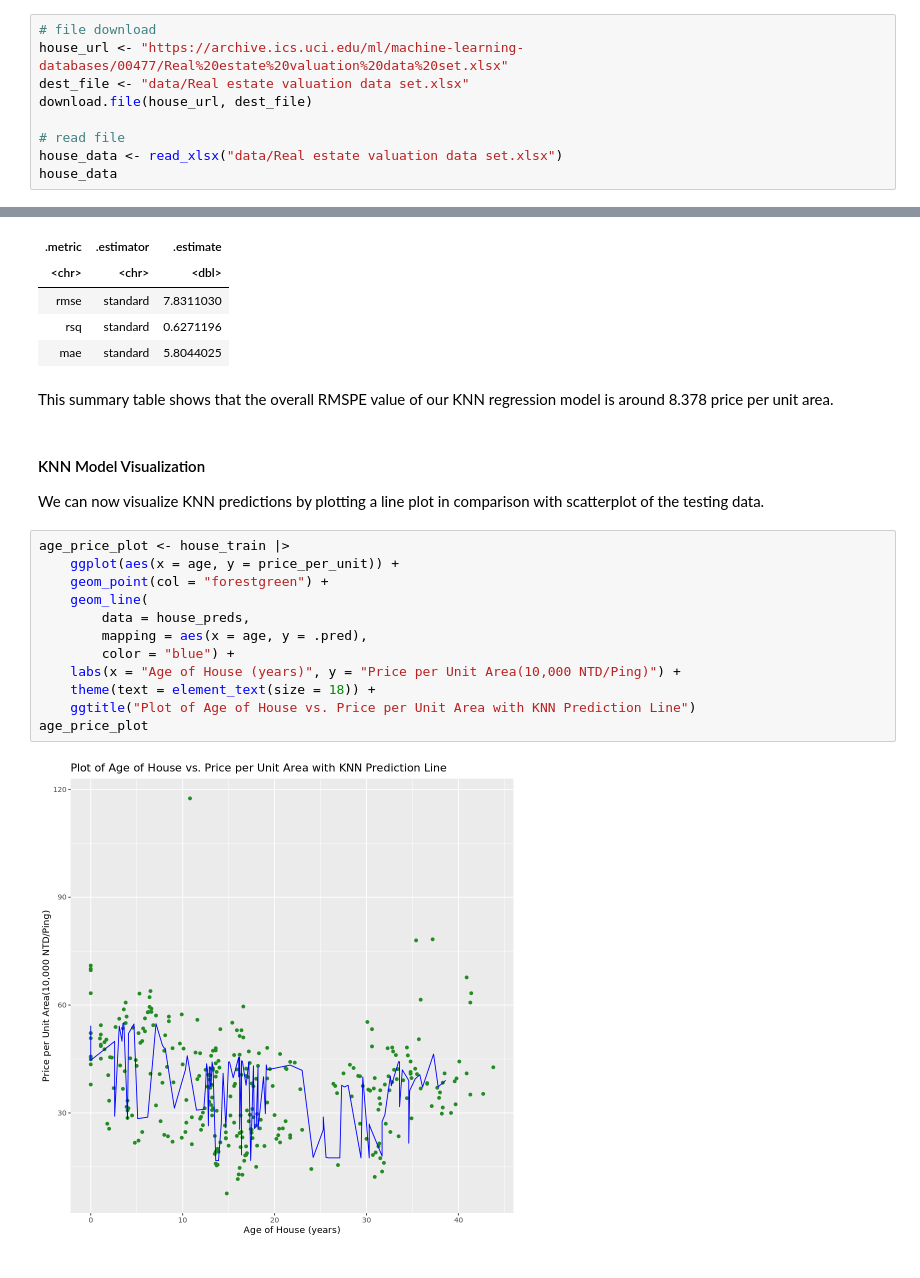
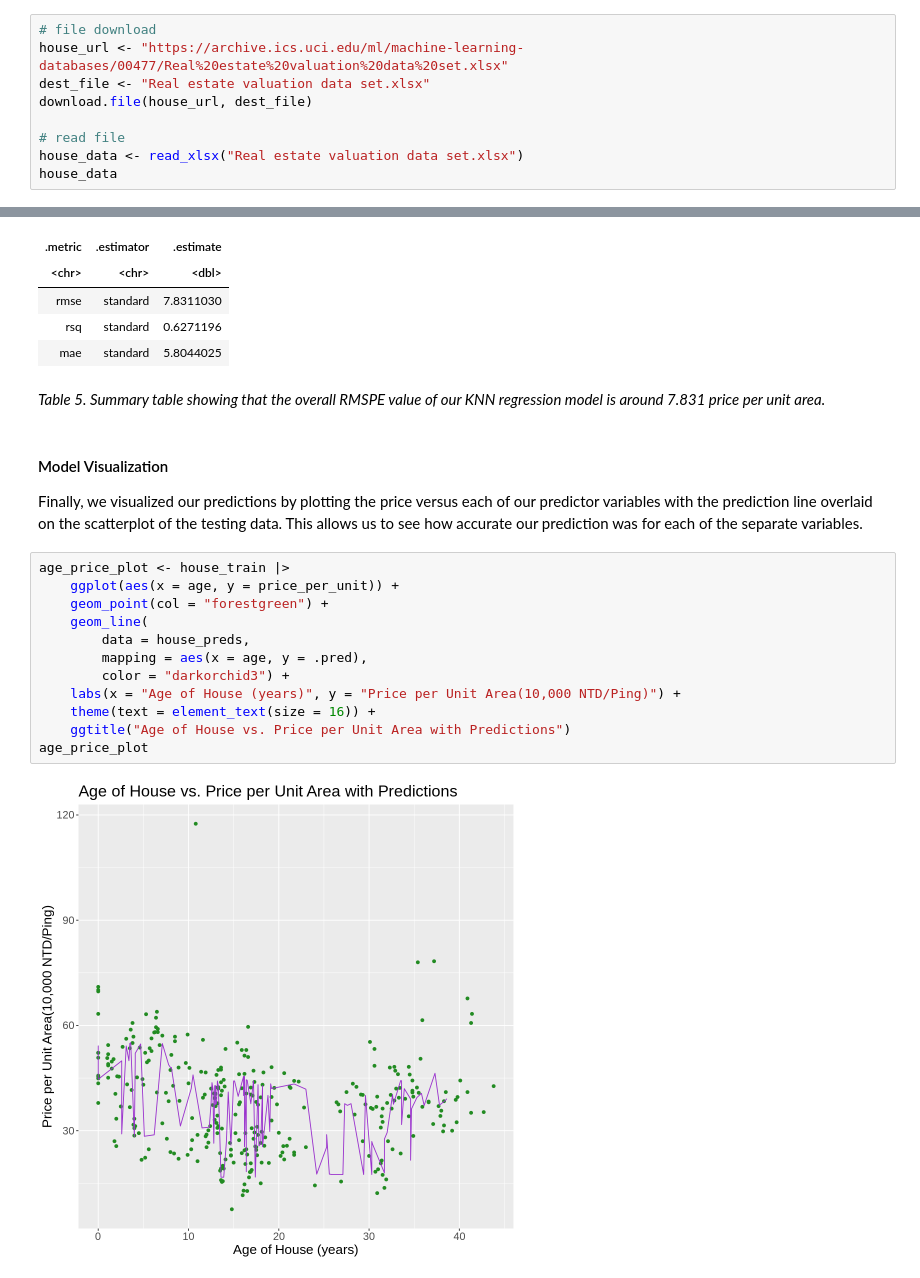
Before and after one commit to PlayerTree/dsci-100-2022w1-group-006-32, a Jupyter notebook: project-report.ipynb, the cells around one changed output, grey strips where cells are left out. Saved outputs shown, nothing was run; the diff lists cells and outputs as text.

```diff
--- a/project-report.ipynb
+++ b/project-report.ipynb
@@ -25,11 +31,11 @@ To obtain the data, we download a excel spreadsheet from University of Californi
 # %%
 # file download
 house_url <- "https://archive.ics.uci.edu/ml/machine-learning-databases/00477/Real%20estate%20valuation%20data%20set.xlsx"
-dest_file <- "data/Real estate valuation data set.xlsx"
+dest_file <- "Real estate valuation data set.xlsx"
 download.file(house_url, dest_file)
 
 # read file
-house_data <- read_xlsx("data/Real estate valuation data set.xlsx")
+house_data <- read_xlsx("Real estate valuation data set.xlsx")
 house_data
 # %% [output]
 A tibble: 414 × 8
@@ -249,23 +259,22 @@ A tibble: 3 × 3
 | rsq | standard | 0.6271196 |
 | mae | standard | 5.8044025 |
 # %% [markdown]
-This summary table shows that the overall RMSPE value of our KNN regression model is around 8.378 price per unit area.
+*Table 5. Summary table showing that the overall RMSPE value of our KNN regression model is around 7.831 price per unit area.*
 # %% [markdown]
-#### KNN Model Visualization
-
-We can now visualize KNN predictions by plotting a line plot in comparison with scatterplot of the testing data.
+#### Model Visualization
+Finally, we visualized our predictions by plotting the price versus each of our predictor variables with the prediction line overlaid on the scatterplot of the testing data. This allows us to see how accurate our prediction was for each of the separate variables.
 # %%
 age_price_plot <- house_train |>
     ggplot(aes(x = age, y = price_per_unit)) +
     geom_point(col = "forestgreen") +
     geom_line(
         data = house_preds,
         mapping = aes(x = age, y = .pred),
-        color = "blue") +
+        color = "darkorchid3") +
     labs(x = "Age of House (years)", y = "Price per Unit Area(10,000 NTD/Ping)") +
-    theme(text = element_text(size = 18)) +
-    ggtitle("Plot of Age of House vs. Price per Unit Area with KNN Prediction Line")
+    theme(text = element_text(size = 16)) +
+    ggtitle("Age of House vs. Price per Unit Area with Predictions")
 age_price_plot
 # %% [output]
-[figure, old version]
+[figure, new version]
 # %% [markdown]
```
Also changed, not shown: parts of 25 cells of this notebook.
